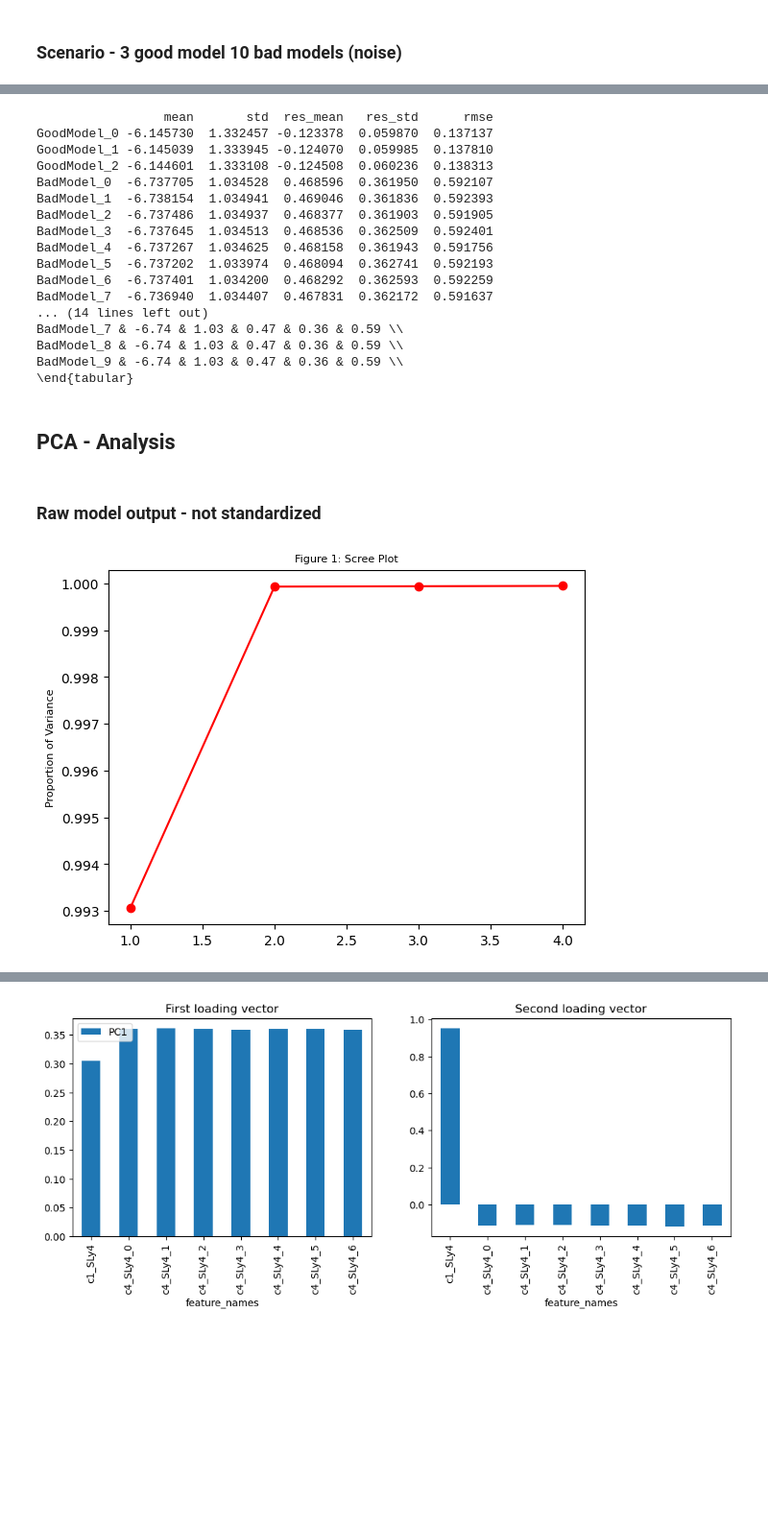
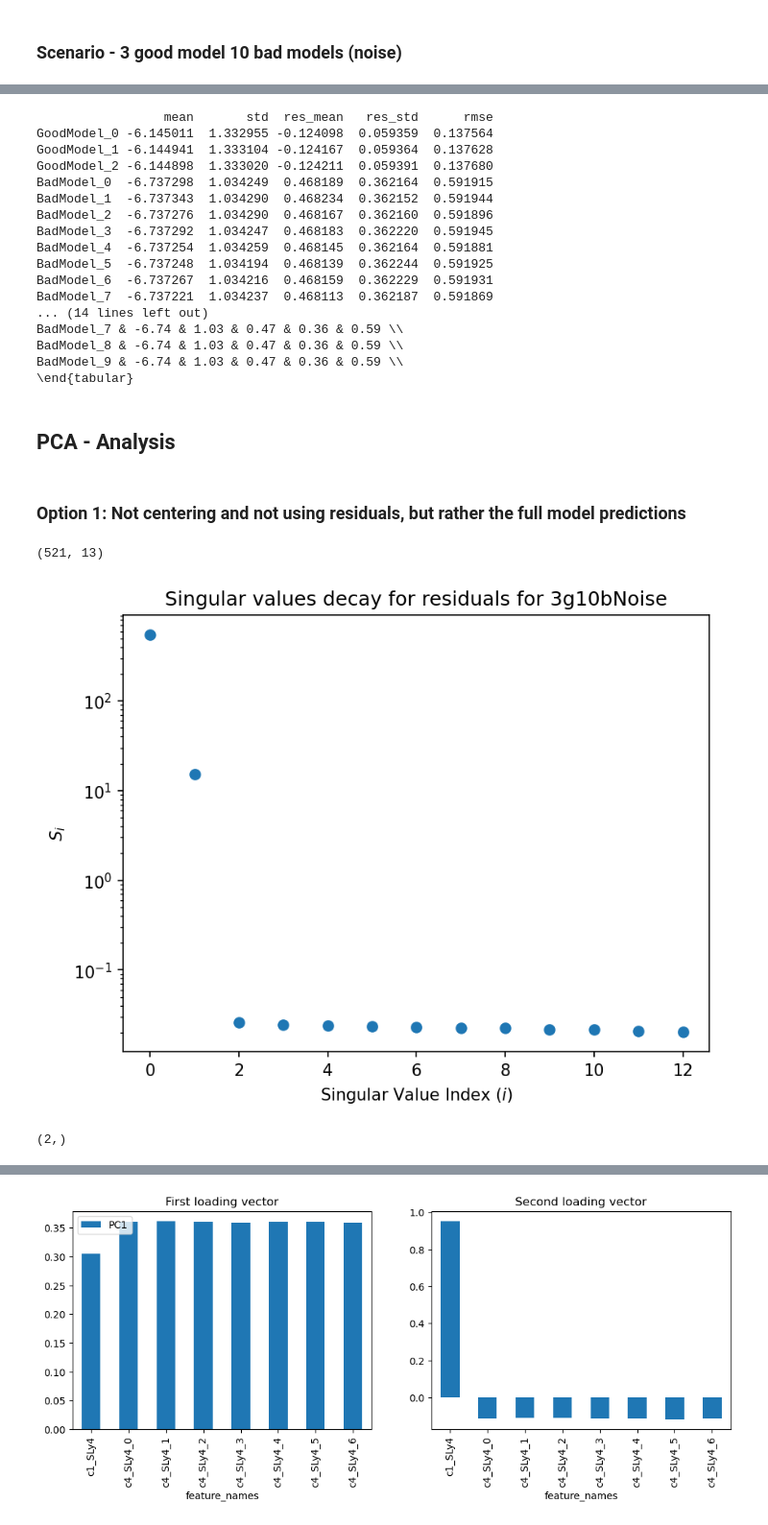
Before and after one commit to ascsn/ModelOrthogonalization, a Jupyter notebook: ToyExample/toymodelsExperiments.ipynb, the cells around one changed output, grey strips where cells are left out. Shown at 96% size. Drawn from its saved outputs; the diff is of its cells as text; code cells hidden in the pictures; blank space fills up the shorter version.

```diff
--- a/ToyExample/toymodelsExperiments.ipynb
+++ b/ToyExample/toymodelsExperiments.ipynb
@@ -132,7 +132,7 @@ c3_params = [[-15.972, 18.4, 9, 32.01, 0, 0, 0.57], [-16.425, 18.8, 9, 43.48, 0,
 c4_params = [[-15.972, 18.4, 9, 0, 0, 0, 0.57], [-16.425, 18.8, 9, 0, 0, 0, 0.57]]
 
 
-noise_term=0.01
+noise_term=0.001
 
 ##########################
 # %% [markdown]
@@ -384,5 +390,7 @@ plt.show()
 # %%
 residuals = masses_truth.values[:,None] - models_output_df[models_output.keys()].values
+
+model_predictions=models_output_df[models_output.keys()].values
 
 model_summary = {}
 model_summary["mean"] = models_output_df[models_output.keys()].mean(axis = 0).values
@@ -397,17 +405,17 @@ print(model_summary_df.style.format(precision = 2).to_latex())
 #print(model_summary_df.to_latex(float_format="%.2f"))
 # %% [output]
                  mean       std  res_mean   res_std      rmse
-GoodModel_0 -6.145730  1.332457 -0.123378  0.059870  0.137137
-GoodModel_1 -6.145039  1.333945 -0.124070  0.059985  0.137810
-GoodModel_2 -6.144601  1.333108 -0.124508  0.060236  0.138313
-BadModel_0  -6.737705  1.034528  0.468596  0.361950  0.592107
-BadModel_1  -6.738154  1.034941  0.469046  0.361836  0.592393
-BadModel_2  -6.737486  1.034937  0.468377  0.361903  0.591905
-BadModel_3  -6.737645  1.034513  0.468536  0.362509  0.592401
-BadModel_4  -6.737267  1.034625  0.468158  0.361943  0.591756
-BadModel_5  -6.737202  1.033974  0.468094  0.362741  0.592193
-BadModel_6  -6.737401  1.034200  0.468292  0.362593  0.592259
-BadModel_7  -6.736940  1.034407  0.467831  0.362172  0.591637
+GoodModel_0 -6.145011  1.332955 -0.124098  0.059359  0.137564
+GoodModel_1 -6.144941  1.333104 -0.124167  0.059364  0.137628
+GoodModel_2 -6.144898  1.333020 -0.124211  0.059391  0.137680
+BadModel_0  -6.737298  1.034249  0.468189  0.362164  0.591915
+BadModel_1  -6.737343  1.034290  0.468234  0.362152  0.591944
+BadModel_2  -6.737276  1.034290  0.468167  0.362160  0.591896
+BadModel_3  -6.737292  1.034247  0.468183  0.362220  0.591945
+BadModel_4  -6.737254  1.034259  0.468145  0.362164  0.591881
+BadModel_5  -6.737248  1.034194  0.468139  0.362244  0.591925
+BadModel_6  -6.737267  1.034216  0.468159  0.362229  0.591931
+BadModel_7  -6.737221  1.034237  0.468113  0.362187  0.591869
 ... (14 lines left out)
 BadModel_7 & -6.74 & 1.03 & 0.47 & 0.36 & 0.59 \\
 BadModel_8 & -6.74 & 1.03 & 0.47 & 0.36 & 0.59 \\
@@ -415,20 +423,24 @@ BadModel_9 & -6.74 & 1.03 & 0.47 & 0.36 & 0.59 \\
 \end{tabular}
 # %% [markdown]
 ## PCA - Analysis
-# %% [markdown]
-### Raw model output  -  not standardized
-# %%
-pca = PCA(n_components=4)
-X_pca = pca.fit_transform(models_output_df[models_output.keys()])
-
-prop_var = np.cumsum(pca.explained_variance_ratio_)
-PC_numbers = np.arange(pca.n_components_) + 1
-plt.plot(PC_numbers,
-         prop_var,
-         'ro-')
-plt.title('Figure 1: Scree Plot', fontsize=8)
-plt.ylabel('Proportion of Variance', fontsize=8)
-plt.savefig("Scree_Toy_raw.pdf", format="pdf", bbox_inches="tight")
-plt.show()
-# %% [output]
-[figure, removed]
+# %% [markdown]
+### Option 1: Not centering and not using residuals, but rather the full model predictions
+# %%
+np.shape(residuals)
+# %% [output]
+(521, 13)
+# %%
+U, S, Vt = np.linalg.svd(model_predictions)
+# %%
+fig, ax = plt.subplots(dpi=150)
+fig.patch.set_facecolor('white')
+
+ax.scatter(np.arange(S.size), S)
+
+ax.set_yscale('log')
+ax.set_xlabel(r'Singular Value Index ($i$)')
+ax.set_ylabel(r'$S_i$');
+plt.title("Singular values decay for residuals for " +scenario)
+plt.show()
+# %% [output]
+[figure, added]
@@ -434,0 +452,4 @@ plt.show()
+# %%
+np.shape(U_hat[0])
+# %% [output]
+(2,)
```
Also changed, not shown: parts of 19 cells of this notebook, 1 other file.
